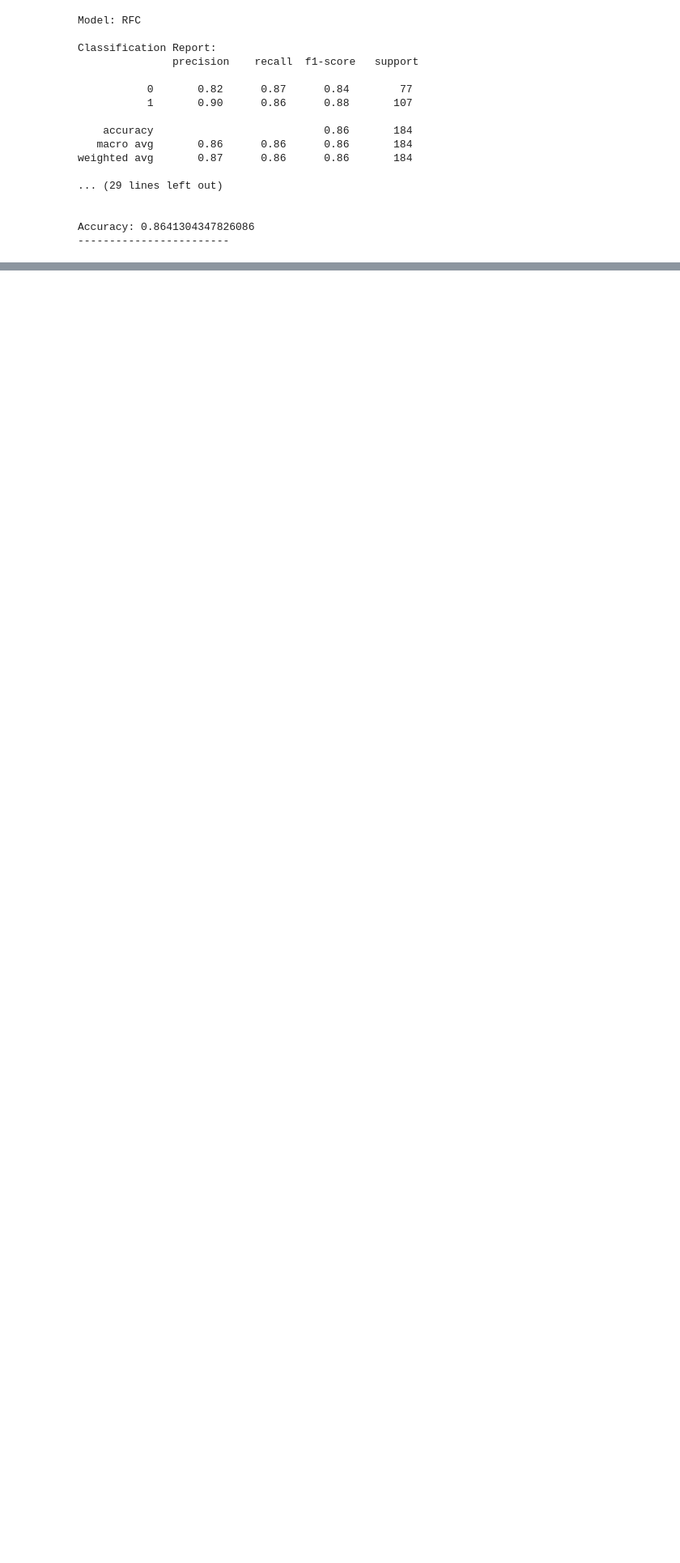
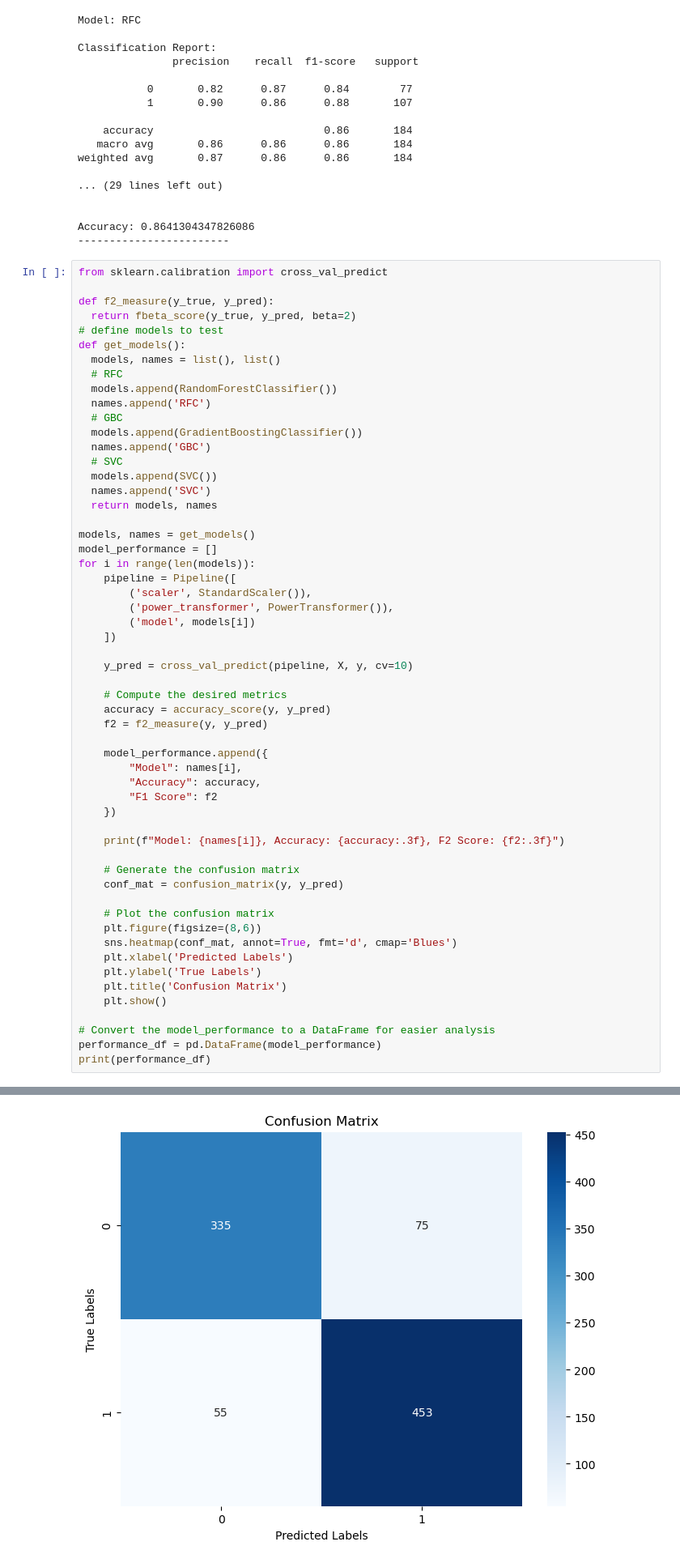
Before and after one commit to MaukanMir/Hear-Disease-Classification-Part-Two, a Jupyter notebook: training.ipynb, the cells around one changed output, grey strips where cells are left out. Shown at 81% size. Cells and saved outputs as stored; diff of their text form; blank space fills up the shorter version.

Commit message:
Finished analysis

```diff
--- a/training.ipynb
+++ b/training.ipynb
@@ -494,3 +496,60 @@ weighted avg       0.87      0.86      0.86       184
 
 Accuracy: 0.8641304347826086
 ------------------------
+# %%
+from sklearn.calibration import cross_val_predict
+
+def f2_measure(y_true, y_pred):
+  return fbeta_score(y_true, y_pred, beta=2)
+# define models to test
+def get_models():
+  models, names = list(), list()
+  # RFC
+  models.append(RandomForestClassifier())
+  names.append('RFC')
+  # GBC
+  models.append(GradientBoostingClassifier())
+  names.append('GBC')
+  # SVC
+  models.append(SVC())
+  names.append('SVC')
+  return models, names
+
+models, names = get_models()
+model_performance = []
+for i in range(len(models)):
+    pipeline = Pipeline([
+        ('scaler', StandardScaler()),
+        ('power_transformer', PowerTransformer()),
+        ('model', models[i])
+    ])
+
+    y_pred = cross_val_predict(pipeline, X, y, cv=10)
+
+    # Compute the desired metrics
+    accuracy = accuracy_score(y, y_pred)
+    f2 = f2_measure(y, y_pred)
+
+    model_performance.append({
+        "Model": names[i],
+        "Accuracy": accuracy,
+        "F1 Score": f2
+    })
+
+    print(f"Model: {names[i]}, Accuracy: {accuracy:.3f}, F2 Score: {f2:.3f}")
+
+    # Generate the confusion matrix
+    conf_mat = confusion_matrix(y, y_pred)
+
+    # Plot the confusion matrix
+    plt.figure(figsize=(8,6))
+    sns.heatmap(conf_mat, annot=True, fmt='d', cmap='Blues')
+    plt.xlabel('Predicted Labels')
+    plt.ylabel('True Labels')
+    plt.title('Confusion Matrix')
+    plt.show()
+
+# Convert the model_performance to a DataFrame for easier analysis
+performance_df = pd.DataFrame(model_performance)
+print(performance_df)
+# %% [output]
@@ -496,0 +557 @@ Accuracy: 0.8641304347826086
+[figure, added]
```
Also changed, not shown: parts of 4 cells of this notebook.
